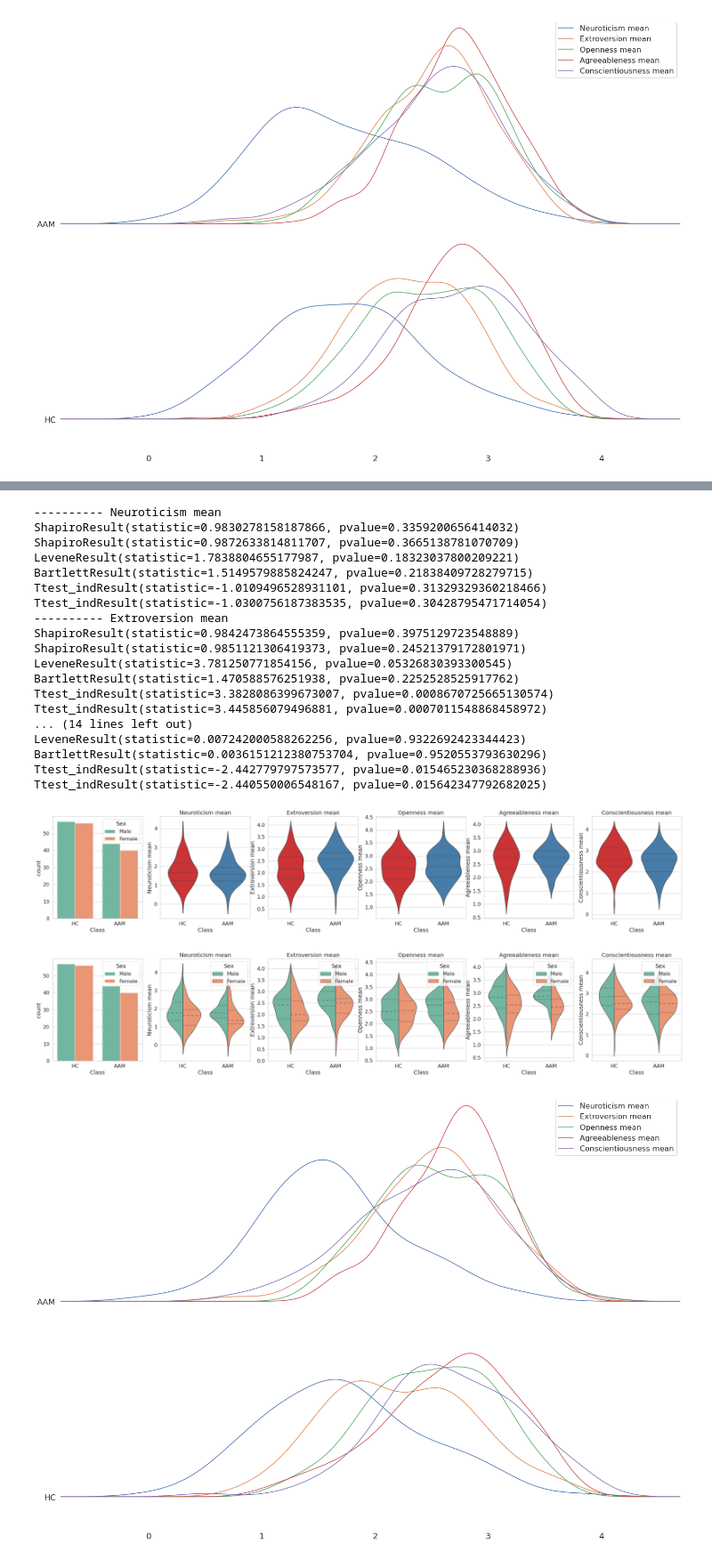
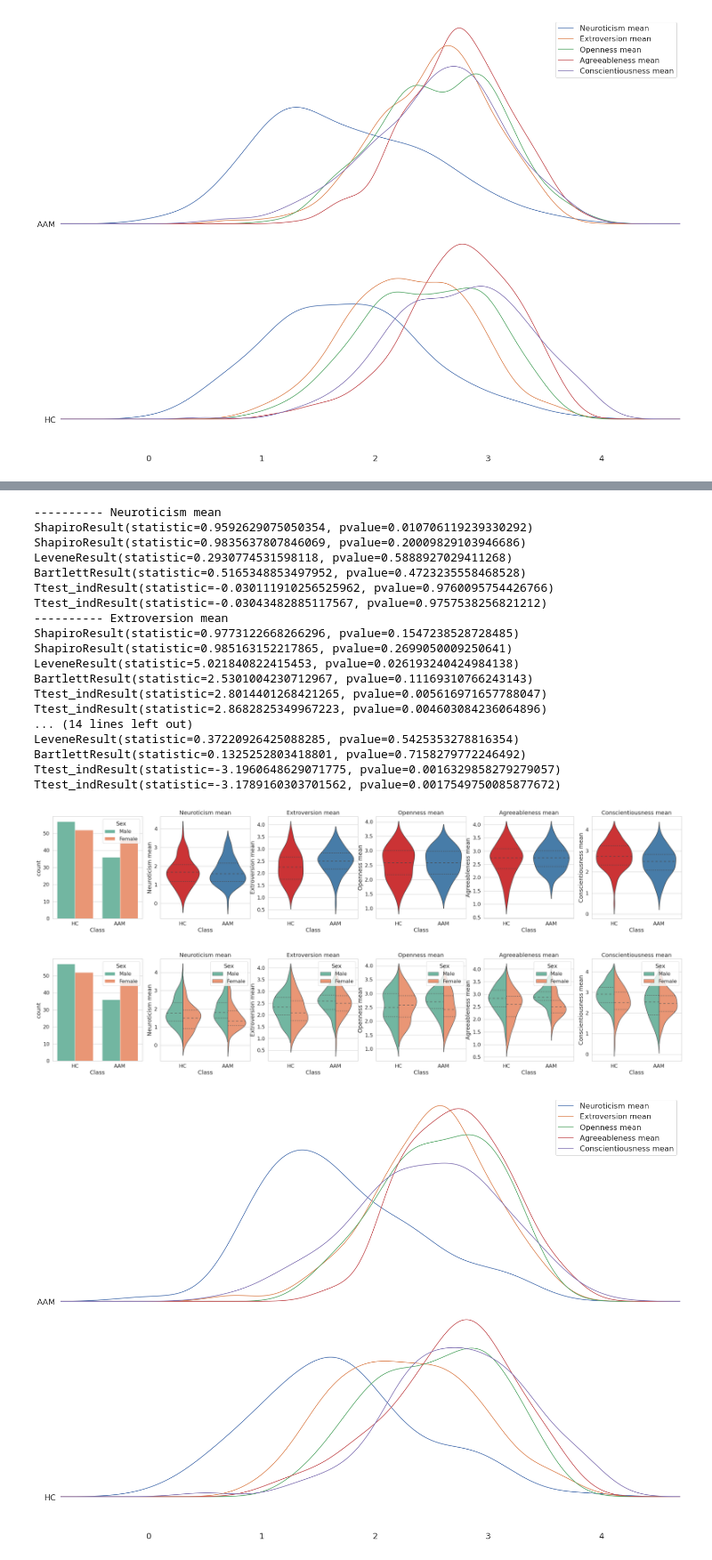
Before and after one commit to jihoonkim2100/imagen_post_hoc_analysis, a Jupyter notebook: IMAGEN_Error_Analysis.ipynb, the cells around one changed output, grey strips where cells are left out. Shown at 89% size. Saved outputs shown, nothing was run; the diff lists cells and outputs as text; code cells hidden in the pictures.

```diff
--- a/IMAGEN_Error_Analysis.ipynb
+++ b/IMAGEN_Error_Analysis.ipynb
@@ -74,21 +74,15 @@ plt.show()
 # %%
 df = pd.read_csv(sorted(glob("results/newlbls-fu3-espad-fu3-19a-binge-*/*/run.csv"))[-1])
 # %%
+from sklearn.metrics import confusion_matrix, accuracy_score, recall_score, precision_score, f1_score
+from sklearn.metrics import classification_report
+from itertools import chain, repeat
+
 test_id = sum([df['test_ids'][i].strip('][').split(', ') for i in range(28)], [])
 test_probs = np.array([prob_lists for probs in df["test_probs"] for prob_lists in eval(probs)])[:,1]
 test_lbls = sum([df['test_lbls'][i].strip('][').split(', ') for i in range(28)], [])
 model = [g for (g, dfi) in df.groupby(["i", "o", "technique", "model"])]
-test_model = []
-
-for i in range(len(test_id)):
-    if i < 650:
-        test_model.append(model[0])
-    elif (i >= 650) & (i < 1300):
-        test_model.append(model[1])
-    elif (i >= 1300) & (i < 1950):
-        test_model.append(model[2])
-    else:
-        test_model.append(model[3])
+test_model = list(chain.from_iterable((repeat(number, 650) for number in model)))
 
 df2 = pd.DataFrame({
     "ID" : test_id,
@@ -97,4 +91,4 @@ df2 = pd.DataFrame({
     "Labels" : test_lbls,})
 DF = df2.astype({"ID":'int', "Probability":'float', "Labels":'float'})
 
-DF.to_csv('newlbls-fu3-espad-fu3-19a-binge-n650_run.csv')
+DF.to_csv('newlbls-fu3-espad-fu3-19a-binge-n650_run.csv', index=False)
@@ -222,8 +204,19 @@ Ttest_indResult(statistic=-4.206450998539957, pvalue=2.9907180265937743e-05)
 [figure]
 [figure]
 [figure]
+# %%
+df_M = df_RBF
+
+df_T = df_M[((df_M['Labels'] == 1.0) & (df_M['Probability'] >= 0.5)
+             | (df_M['Labels'] == 0.0) & (df_M['Probability'] < 0.5))]
+df_TP = df_M[(df_M['Labels'] == 1.0) & (df_M['Probability'] >= 0.5)]
+df_TN = df_M[(df_M['Labels'] == 0.0) & (df_M['Probability'] < 0.5)]
+df_F = df_M[((df_M['Labels'] == 0.0) & (df_M['Probability'] >= 0.5)
+             | (df_M['Labels'] == 1.0) & (df_M['Probability'] < 0.5))]
+df_FP = df_M[(df_M['Labels'] == 0.0) & (df_M['Probability'] >= 0.5)]
+df_FN = df_M[(df_M['Labels'] == 1.0) & (df_M['Probability'] < 0.5)]
 # %%
-DF = df_binge_FU3_NEO.loc[df_T_GB['ID'].to_list(), :]
+DF = df_binge_FU3_NEO.loc[df_T['ID'].to_list(), :]
 COL = col_binge_FU3_NEO
 
 plot_binge_FU3_NEO = IMAGEN_descriptive(DF, COL)
@@ -273,48 +266,48 @@ Ttest_indResult(statistic=-3.8681086920479038, pvalue=0.00013086473690965484)
 # %%
-DF = df_binge_FU3_NEO.loc[df_F_GB['ID'].to_list(), :]
+DF = df_binge_FU3_NEO.loc[df_F['ID'].to_list(), :]
 COL = col_binge_FU3_NEO
 
 plot_binge_FU3_NEO = IMAGEN_descriptive(DF, COL)
 plot_binge_FU3_NEO.violinplot()
 fig, axes = joypy.joyplot(DF, by='Class', fill=False, figsize = (20, 14), legend=True)
 # Normality Test and Independent T test
 from scipy.stats import shapiro, levene, ttest_ind, bartlett
 for mean in COL[:-3]:
     print("-"*10, mean)
     myAAM = list(DF[DF['Class'] == 'AAM'][mean].values)
     AAM = [x for x in myAAM if pd.isnull(x) == False]
     myHC = list(DF[DF['Class'] == 'HC'][mean].values)
     HC = [x for x in myHC if pd.isnull(x) == False]
 
     # Shapiro-Wilks
     normal1 = shapiro(AAM)
     normal2 = shapiro(HC)
     print(normal1, normal2)
     # Levene test
     print(levene(AAM, HC))
     # bartlett test
     print(bartlett(AAM, HC))
     # ttest
     print(ttest_ind(AAM, HC))
     print(ttest_ind(AAM, HC, equal_var=False))
 # %% [output]
 ---------- Neuroticism mean
-ShapiroResult(statistic=0.9830278158187866, pvalue=0.3359200656414032) ShapiroResult(statistic=0.9872633814811707, pvalue=0.3665138781070709)
-LeveneResult(statistic=1.7838804655177987, pvalue=0.18323037800209221)
-BartlettResult(statistic=1.5149579885824247, pvalue=0.21838409728279715)
-Ttest_indResult(statistic=-1.0109496528931101, pvalue=0.31329329360218466)
-Ttest_indResult(statistic=-1.0300756187383535, pvalue=0.30428795471714054)
+ShapiroResult(statistic=0.9592629075050354, pvalue=0.010706119239330292) ShapiroResult(statistic=0.9835637807846069, pvalue=0.20009829103946686)
+LeveneResult(statistic=0.2930774531598118, pvalue=0.5888927029411268)
+BartlettResult(statistic=0.5165348853497952, pvalue=0.4723235558468528)
+Ttest_indResult(statistic=-0.030111910256525962, pvalue=0.9760095754426766)
+Ttest_indResult(statistic=-0.03043482885117567, pvalue=0.9757538256821212)
 ---------- Extroversion mean
-ShapiroResult(statistic=0.9842473864555359, pvalue=0.3975129723548889) ShapiroResult(statistic=0.9851121306419373, pvalue=0.24521379172801971)
-LeveneResult(statistic=3.781250771854156, pvalue=0.05326830393300545)
-BartlettResult(statistic=1.470588576251938, pvalue=0.2252528525917762)
-Ttest_indResult(statistic=3.3828086399673007, pvalue=0.0008670725665130574)
-Ttest_indResult(statistic=3.445856079496881, pvalue=0.0007011548868458972)
+ShapiroResult(statistic=0.9773122668266296, pvalue=0.1547238528728485) ShapiroResult(statistic=0.985163152217865, pvalue=0.2699050009250641)
+LeveneResult(statistic=5.021840822415453, pvalue=0.026193240424984138)
+BartlettResult(statistic=2.5301004230712967, pvalue=0.11169310766243143)
+Ttest_indResult(statistic=2.8014401268421265, pvalue=0.005616971657788047)
+Ttest_indResult(statistic=2.8682825349967223, pvalue=0.004603084236064896)
 ... (14 lines left out)
-LeveneResult(statistic=0.007242000588262256, pvalue=0.9322692423344423)
-BartlettResult(statistic=0.0036151212380753704, pvalue=0.9520553793630296)
-Ttest_indResult(statistic=-2.442779797573577, pvalue=0.015465230368288936)
-Ttest_indResult(statistic=-2.440550006548167, pvalue=0.015642347792682025)
+LeveneResult(statistic=0.37220926425088285, pvalue=0.5425353278816354)
+BartlettResult(statistic=0.1325252803418801, pvalue=0.7158279772246492)
+Ttest_indResult(statistic=-3.1960648629071775, pvalue=0.0016329858279279057)
+Ttest_indResult(statistic=-3.1789160303701562, pvalue=0.0017549750085877672)
-[figure, old version]
+[figure, new version]
-[figure, old version]
+[figure, new version]
-[figure, old version]
+[figure, new version]
```
Also changed, not shown: parts of 5 cells of this notebook, 1 other file.
